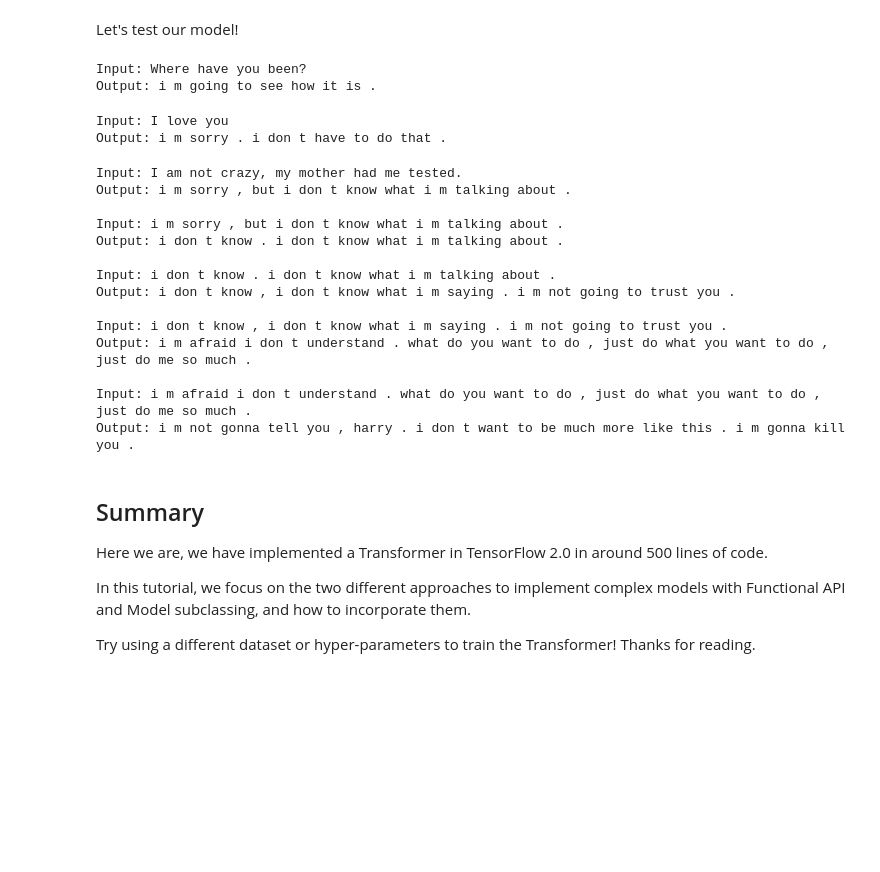
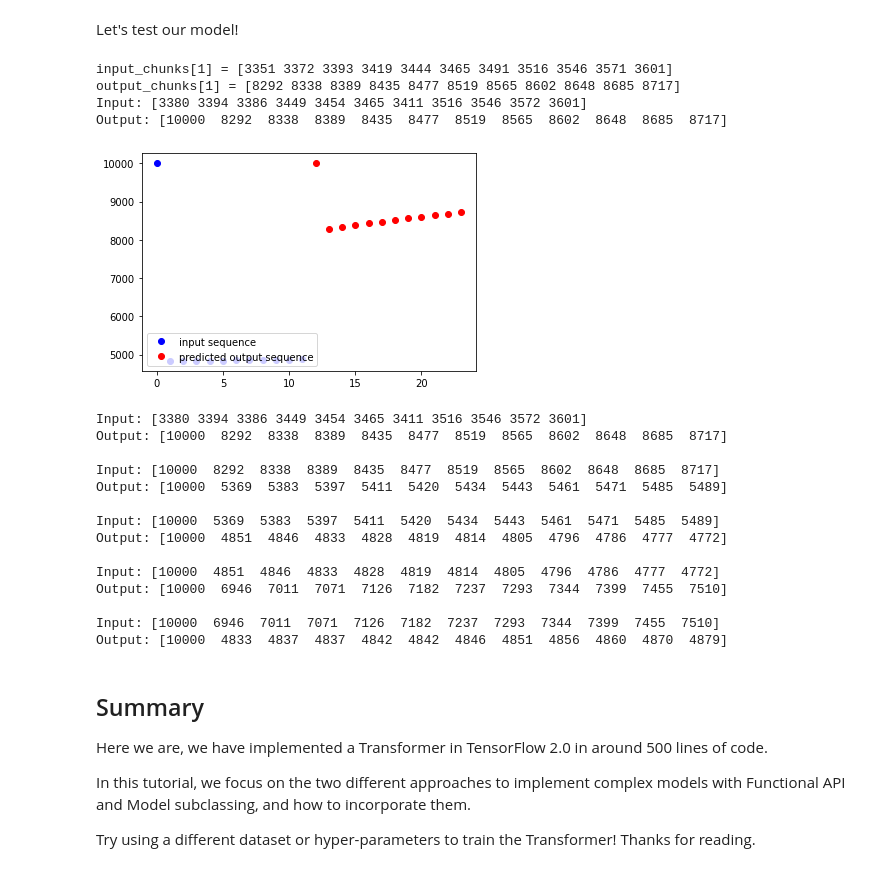
Before and after one commit to calumroy/time_series_transformer_tf2, a Jupyter notebook: transformer_time_series.ipynb, the cells around one changed output. Drawn from its saved outputs; the diff is of its cells as text; code cells hidden in the pictures; blank space fills up the shorter version.

```diff
--- a/transformer_time_series.ipynb
+++ b/transformer_time_series.ipynb
@@ -294,11 +411,11 @@ BUFFER_SIZE = 20000
 # remove START_TOKEN from targets
 dataset = tf.data.Dataset.from_tensor_slices((
     {
-        'inputs': questions,
-        'dec_inputs': answers[:, :-1]
+        'inputs': input_chunks_pad,
+        'dec_inputs': output_chunks_pad[:, :-1]
     },
     {
-        'outputs': answers[:, 1:]
+        'outputs': output_chunks_pad[:, 1:]
     },
 ))
 
@@ -895,7 +1012,7 @@ model.compile(optimizer=optimizer, loss=loss_function, metrics=[accuracy])
 
 Train our transformer by simply calling `model.fit()`
 # %%
-EPOCHS = 20
+EPOCHS = 60
 
 model.fit(dataset, epochs=EPOCHS)
 # %% [output]
@@ -933,11 +1050,11 @@ The following steps are used for evaluation:
 Note: The model used here has less capacity and trained on a subset of the full dataset, hence its performance can be further improved.
 # %%
 def evaluate(sentence):
-  sentence = preprocess_sentence(sentence)
+  #sentence = preprocess_sentence(sentence)
 
   sentence = tf.expand_dims(
-      START_TOKEN + tokenizer.encode(sentence) + END_TOKEN, axis=0)
-
+      np.concatenate((START_TOKEN, sentence, END_TOKEN)), axis=0)
+  #import ipdb; ipdb.set_trace()
   output = tf.expand_dims(START_TOKEN, 0)
 
   for i in range(MAX_LENGTH):
@@ -961,46 +1078,53 @@ def evaluate(sentence):
 def predict(sentence):
   prediction = evaluate(sentence)
 
-  predicted_sentence = tokenizer.decode(
-      [i for i in prediction if i < tokenizer.vocab_size])
+  print('Input: {}'.format(sentence))
+  print('Output: {}'.format(prediction))
 
-  print('Input: {}'.format(sentence))
-  print('Output: {}'.format(predicted_sentence))
-
-  return predicted_sentence
+  return prediction
 # %% [markdown]
 Let's test our model!
-# %%
-output = predict('Where have you been?')
-# %% [output]
-Input: Where have you been?
-Output: i m going to see how it is .
-# %%
-output = predict("I love you")
-# %% [output]
-Input: I love you
-Output: i m sorry . i don t have to do that .
+# %%
+print("input_chunks[1] = {}".format(input_chunks[1]))
+print("output_chunks[1] = {}".format(output_chunks[1]))
+test_input = np.array([3380, 3394, 3386, 3449, 3454, 3465, 3411, 3516, 3546, 3572, 3601])
+output = predict(test_input)
+# %% [output]
+input_chunks[1] = [3351 3372 3393 3419 3444 3465 3491 3516 3546 3571 3601]
+output_chunks[1] = [8292 8338 8389 8435 8477 8519 8565 8602 8648 8685 8717]
+Input: [3380 3394 3386 3449 3454 3465 3411 3516 3546 3572 3601]
+Output: [10000  8292  8338  8389  8435  8477  8519  8565  8602  8648  8685  8717]
+# %%
+test_input_len = len(test_input)
+l1, = plt.plot(range(test_input_len), test_input, 'bo', label = 'input sequence')
+plt_start = test_input_len
+plt_end = plt_start + len(output)
+l2, = plt.plot(range(plt_start, plt_end), output, 'ro', label = 'predicted output sequence')
+plt.legend(handles = [l1, l2], loc = 'lower left')
+plt.show()
+# %% [output]
+[figure, added]
 # %%
 # feed the model with its previous output
-sentence = 'I am not crazy, my mother had me tested.'
+test_input = np.array([3380, 3394, 3386, 3449, 3454, 3465, 3411, 3516, 3546, 3572, 3601])
 for _ in range(5):
-  sentence = predict(sentence)
+  test_input = predict(test_input)
   print('')
 # %% [output]
-Input: I am not crazy, my mother had me tested.
-Output: i m sorry , but i don t know what i m talking about .
+Input: [3380 3394 3386 3449 3454 3465 3411 3516 3546 3572 3601]
+Output: [10000  8292  8338  8389  8435  8477  8519  8565  8602  8648  8685  8717]
 
-Input: i m sorry , but i don t know what i m talking about .
-Output: i don t know . i don t know what i m talking about .
+Input: [10000  8292  8338  8389  8435  8477  8519  8565  8602  8648  8685  8717]
+Output: [10000  5369  5383  5397  5411  5420  5434  5443  5461  5471  5485  5489]
 
-Input: i don t know . i don t know what i m talking about .
-Output: i don t know , i don t know what i m saying . i m not going to trust you .
+Input: [10000  5369  5383  5397  5411  5420  5434  5443  5461  5471  5485  5489]
+Output: [10000  4851  4846  4833  4828  4819  4814  4805  4796  4786  4777  4772]
 
-Input: i don t know , i don t know what i m saying . i m not going to trust you .
-Output: i m afraid i don t understand . what do you want to do , just do what you want to do , just do me so much .
+Input: [10000  4851  4846  4833  4828  4819  4814  4805  4796  4786  4777  4772]
+Output: [10000  6946  7011  7071  7126  7182  7237  7293  7344  7399  7455  7510]
 
-Input: i m afraid i don t understand . what do you want to do , just do what you want to do , just do me so much .
-Output: i m not gonna tell you , harry . i don t want to be much more like this . i m gonna kill you .
+Input: [10000  6946  7011  7071  7126  7182  7237  7293  7344  7399  7455  7510]
+Output: [10000  4833  4837  4837  4842  4842  4846  4851  4856  4860  4870  4879]
 # %% [markdown]
 ## Summary
 
```
Also changed, not shown: parts of 15 cells of this notebook.
